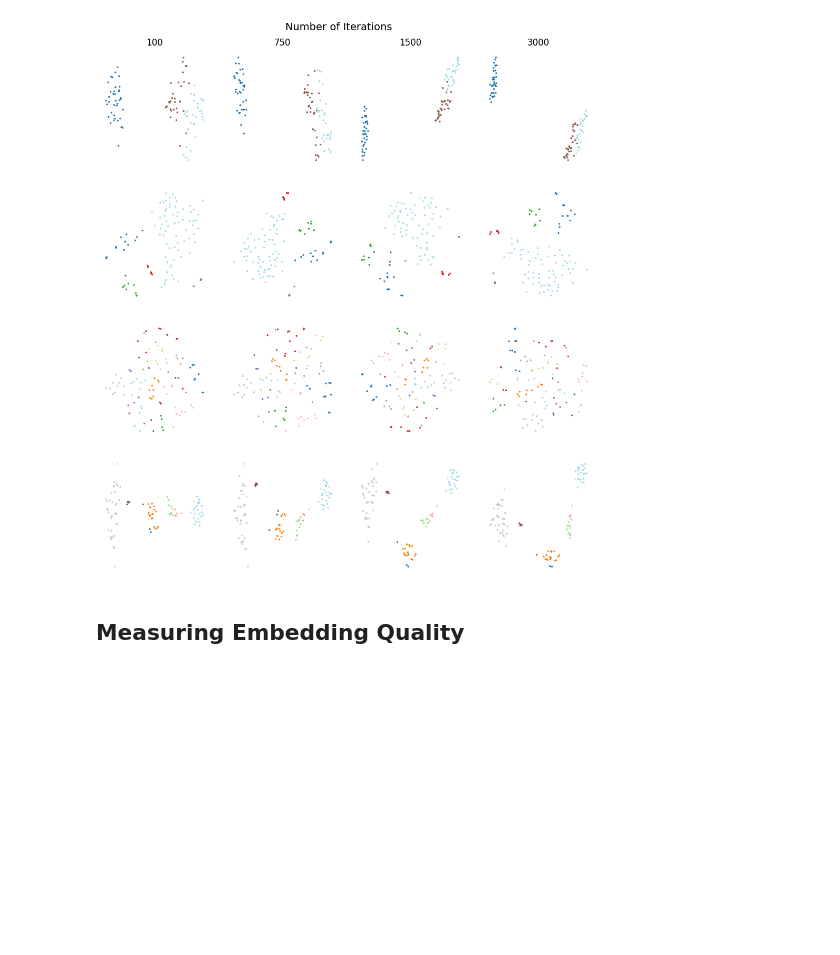
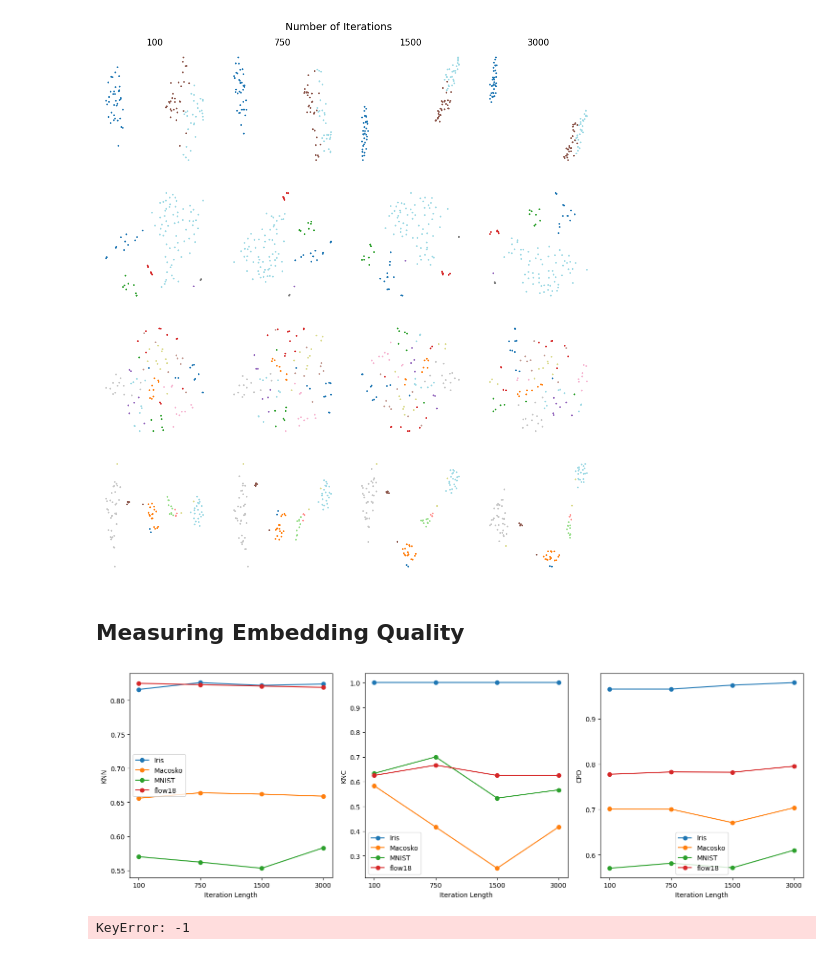
Before and after one commit to giSolve/thesis, a Jupyter notebook: code/notebooks/n_iter.ipynb, the cells around one changed output. Saved outputs shown, nothing was run; the diff lists cells and outputs as text; code cells hidden in the pictures; blank space fills up the shorter version.

Commit message:
added quality measures comparison between datasets function

```diff
--- a/code/notebooks/n_iter.ipynb
+++ b/code/notebooks/n_iter.ipynb
@@ -233,0 +288,2 @@ plot_embedding_grid(embedding_dict_small, row_parameter=[0,1,2,3], column_parame
+# %%
+quality_results = compute_quality_results(embedding_dict_small, datasets_small)
@@ -233,0 +359,4 @@ plot_embedding_grid(embedding_dict_small, row_parameter=[0,1,2,3], column_parame
+# %%
+plot_quality_measures(quality_results)
+# %% [output]
+[figure, added]
@@ -233,0 +466,4 @@ plot_embedding_grid(embedding_dict_small, row_parameter=[0,1,2,3], column_parame
+# %%
+plot_quality_measures_incl_kld(quality_results, embedding_dict_small)
+# %% [output]
+KeyError: -1
```
Also changed, not shown: parts of 3 cells of this notebook, 1 other file.
